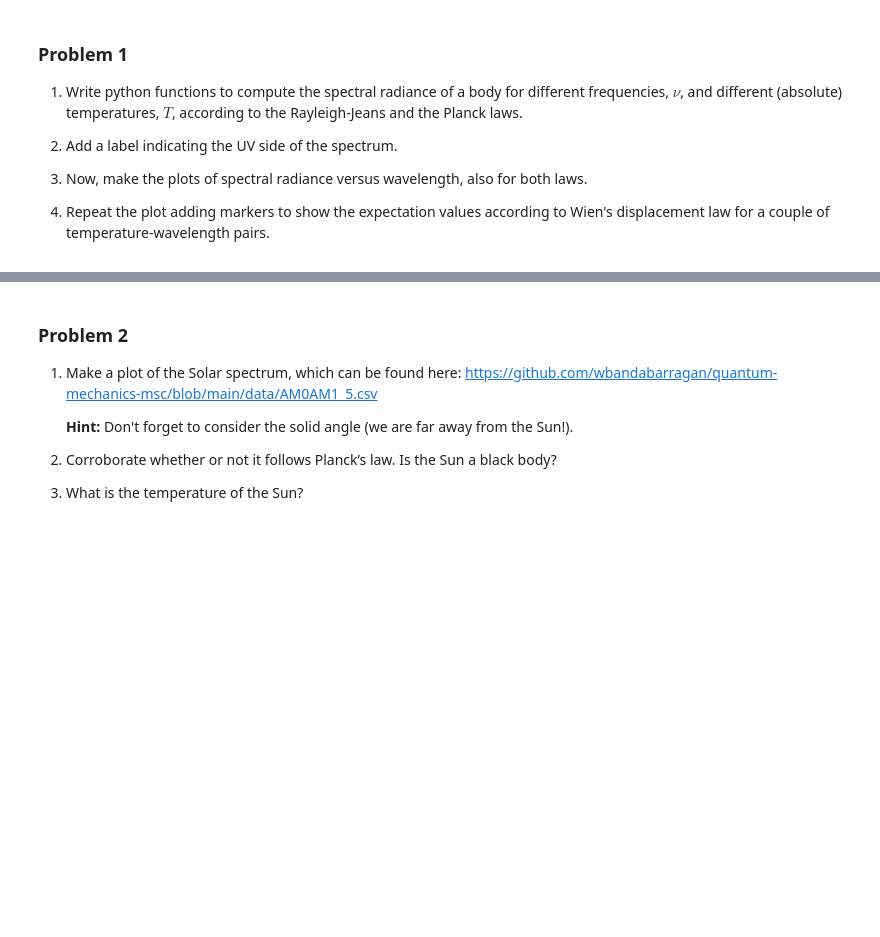
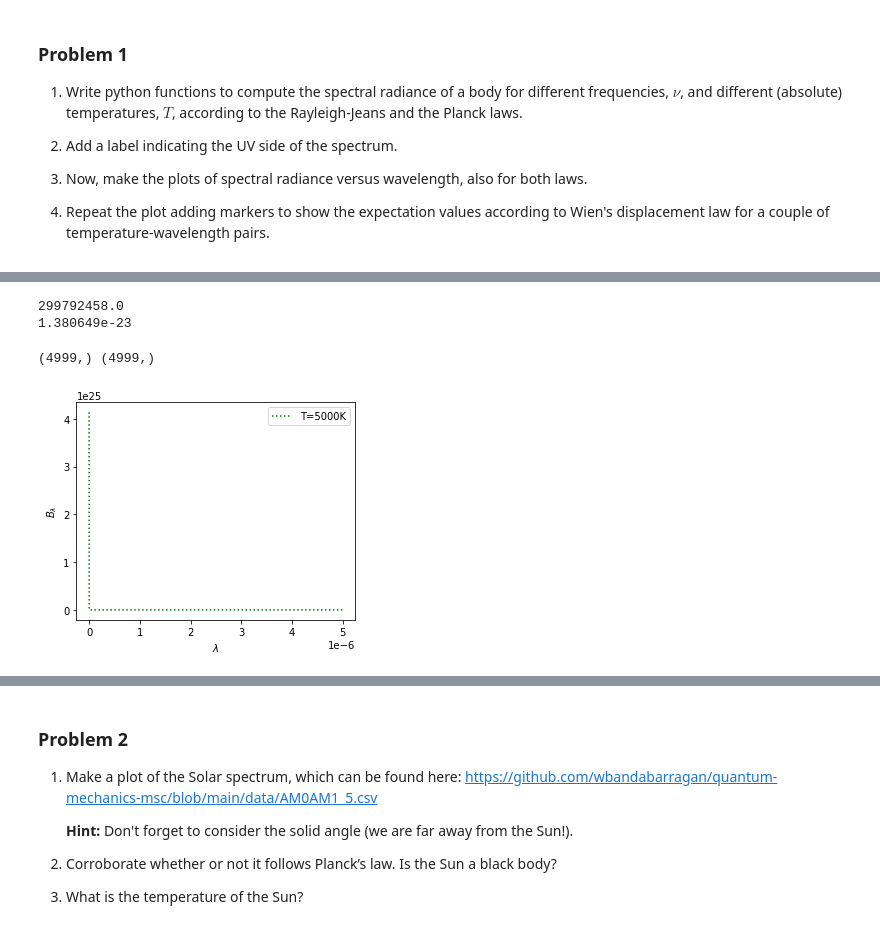
Before and after one commit to wbandabarragan/quantum-mechanics-msc, a Jupyter notebook: homework/classwork-01.ipynb, the cells around one changed output, grey strips where cells are left out. Saved outputs shown, nothing was run; the diff lists cells and outputs as text; code cells hidden in the pictures; blank space fills up the shorter version.

```diff
--- a/homework/classwork-01.ipynb
+++ b/homework/classwork-01.ipynb
@@ -29,0 +43,62 @@ Sunday 11th December 2022 (by 5pm)
+# %%
+# Check constants
+# Documentation: https://docs.scipy.org/doc/scipy/reference/constants.html
+
+print(cte.c) # speed of light in m/s
+print(cte.k) # Boltzmann constant in SI units J/K
+# %% [output]
+299792458.0
+1.380649e-23
+# %%
+# Vector for wavelengths (lambda values)
+
+lb = np.arange(1.e-9, 5000.e-9, 1.e-9) # 1m=1.e-9nm
+
+# Assign one single value to the temperature
+
+tp = 5000 # in K
+# %%
+c  = cte.c # fix light speed
+kb = cte.k # fix Boltzmann constant
+
+# Define function for spectral radiance
+
+def rayleigh(lb, tp):
+
+  B_l = (2*c*kb*tp)/(lb**4) #spectral radiance in SI units
+
+  return B_l # values that we want the function to output
+# %%
+# Create Y axis
+
+rad = rayleigh(lb, tp)
+# %%
+# Check sizes of the vectors
+
+print(lb.shape, rad.shape)
+# %% [output]
+(4999,) (4999,)
+# %%
+# Plotting
+
+# Creating figure environment with a customised size
+fig = plt.figure(figsize = (5,4))
+
+# We plot
+plt.plot(lb , rad, color='green', linestyle=':', label = f"T={tp}K") #, marker = 'o')
+
+# Labels
+plt.xlabel(r"$\lambda$")
+plt.ylabel(r"$B_{\lambda}$") # 'r' is to access latex notation
+
+# Add limits to axes
+#plt.xlim(0, 1000e-9)
+
+
+# Add labels
+plt.legend()
+
+# We display the plot
+plt.show()
+# %% [output]
+[figure, added]
```
Also changed, not shown: parts of 7 cells of this notebook.
